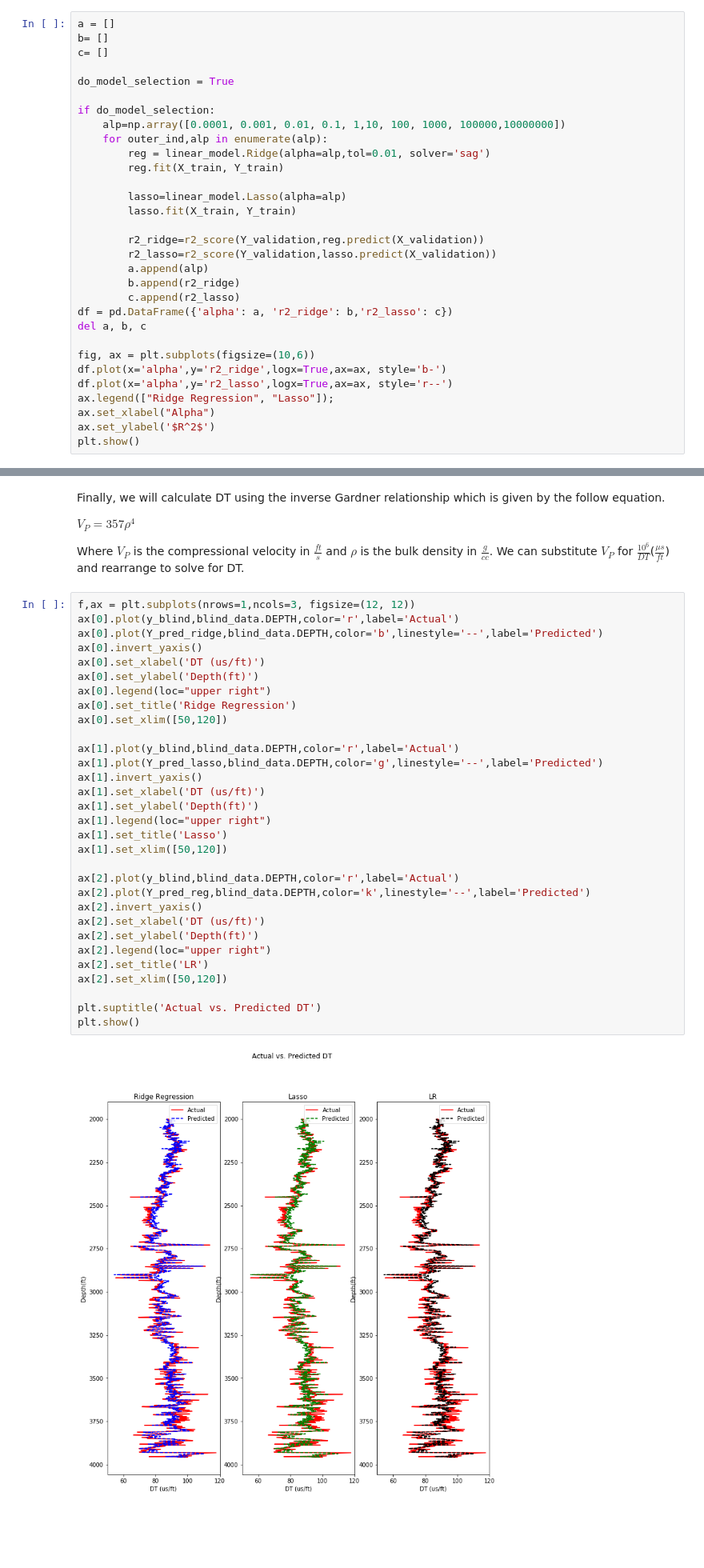
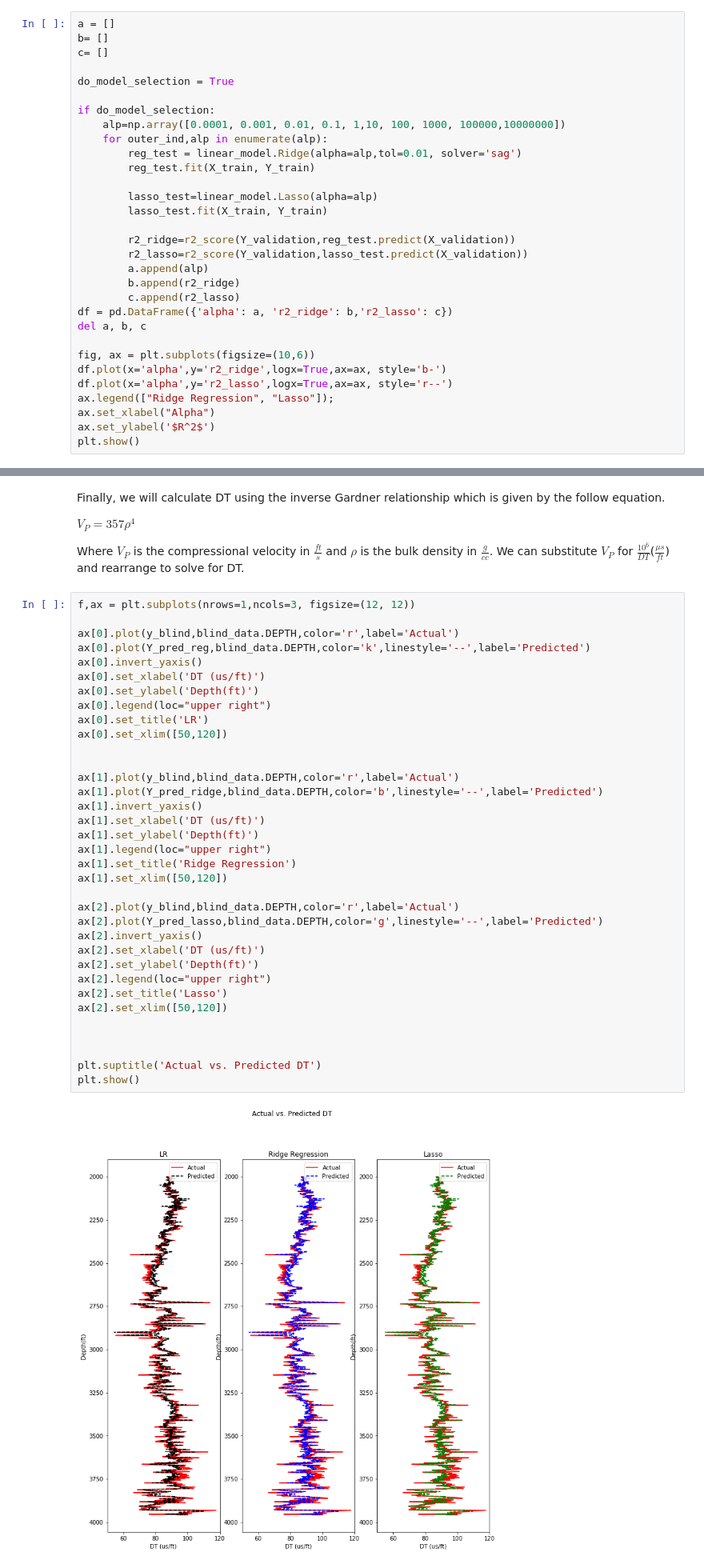
Before and after one commit to sundeep-nebula/Log-Prediction-Sklearn, a Jupyter notebook: predict_sonic_sklearn.ipynb, the cells around one changed output, grey strips where cells are left out. Shown at 80% size. Saved outputs shown, nothing was run; the diff lists cells and outputs as text; blank space fills up the shorter version.

```diff
--- a/predict_sonic_sklearn.ipynb
+++ b/predict_sonic_sklearn.ipynb
@@ -156,14 +154,14 @@ do_model_selection = True
 if do_model_selection:
     alp=np.array([0.0001, 0.001, 0.01, 0.1, 1,10, 100, 1000, 100000,10000000])
     for outer_ind,alp in enumerate(alp):
-        reg = linear_model.Ridge(alpha=alp,tol=0.01, solver='sag')
-        reg.fit(X_train, Y_train)
+        reg_test = linear_model.Ridge(alpha=alp,tol=0.01, solver='sag')
+        reg_test.fit(X_train, Y_train)
 
-        lasso=linear_model.Lasso(alpha=alp)
-        lasso.fit(X_train, Y_train)
+        lasso_test=linear_model.Lasso(alpha=alp)
+        lasso_test.fit(X_train, Y_train)
 
-        r2_ridge=r2_score(Y_validation,reg.predict(X_validation))
-        r2_lasso=r2_score(Y_validation,lasso.predict(X_validation))
+        r2_ridge=r2_score(Y_validation,reg_test.predict(X_validation))
+        r2_lasso=r2_score(Y_validation,lasso_test.predict(X_validation))
         a.append(alp)
         b.append(r2_ridge)
         c.append(r2_lasso)
@@ -250,37 +248,41 @@ $V_{P}=357\rho^{4}$
 Where $V_{P}$ is the compressional velocity in $\frac{ft}{s}$ and $\rho$ is the bulk density in $\frac{g}{cc}$. We can substitute $V_{P}$ for $\frac{10^{6}}{DT}$($\frac{\mu s}{ft}$) and rearrange to solve for DT.
 # %%
 f,ax = plt.subplots(nrows=1,ncols=3, figsize=(12, 12))
+
 ax[0].plot(y_blind,blind_data.DEPTH,color='r',label='Actual')
-ax[0].plot(Y_pred_ridge,blind_data.DEPTH,color='b',linestyle='--',label='Predicted')
+ax[0].plot(Y_pred_reg,blind_data.DEPTH,color='k',linestyle='--',label='Predicted')
 ax[0].invert_yaxis()
 ax[0].set_xlabel('DT (us/ft)')
 ax[0].set_ylabel('Depth(ft)')
 ax[0].legend(loc="upper right")
-ax[0].set_title('Ridge Regression')
+ax[0].set_title('LR')
 ax[0].set_xlim([50,120])
 
+
 ax[1].plot(y_blind,blind_data.DEPTH,color='r',label='Actual')
-ax[1].plot(Y_pred_lasso,blind_data.DEPTH,color='g',linestyle='--',label='Predicted')
+ax[1].plot(Y_pred_ridge,blind_data.DEPTH,color='b',linestyle='--',label='Predicted')
 ax[1].invert_yaxis()
 ax[1].set_xlabel('DT (us/ft)')
 ax[1].set_ylabel('Depth(ft)')
 ax[1].legend(loc="upper right")
-ax[1].set_title('Lasso')
+ax[1].set_title('Ridge Regression')
 ax[1].set_xlim([50,120])
 
 ax[2].plot(y_blind,blind_data.DEPTH,color='r',label='Actual')
-ax[2].plot(Y_pred_reg,blind_data.DEPTH,color='k',linestyle='--',label='Predicted')
+ax[2].plot(Y_pred_lasso,blind_data.DEPTH,color='g',linestyle='--',label='Predicted')
 ax[2].invert_yaxis()
 ax[2].set_xlabel('DT (us/ft)')
 ax[2].set_ylabel('Depth(ft)')
 ax[2].legend(loc="upper right")
-ax[2].set_title('LR')
+ax[2].set_title('Lasso')
 ax[2].set_xlim([50,120])
+
+
 
 plt.suptitle('Actual vs. Predicted DT')
 plt.show()
 # %% [output]
-[figure, old version]
+[figure, new version]
 # %%
 f,ax = plt.subplots(nrows=1,ncols=2, figsize=(12, 12))
 ax[0].plot(y_blind,blind_data.DEPTH,color='r',label='Actual')
```
Also changed, not shown: parts of 4 cells of this notebook.
